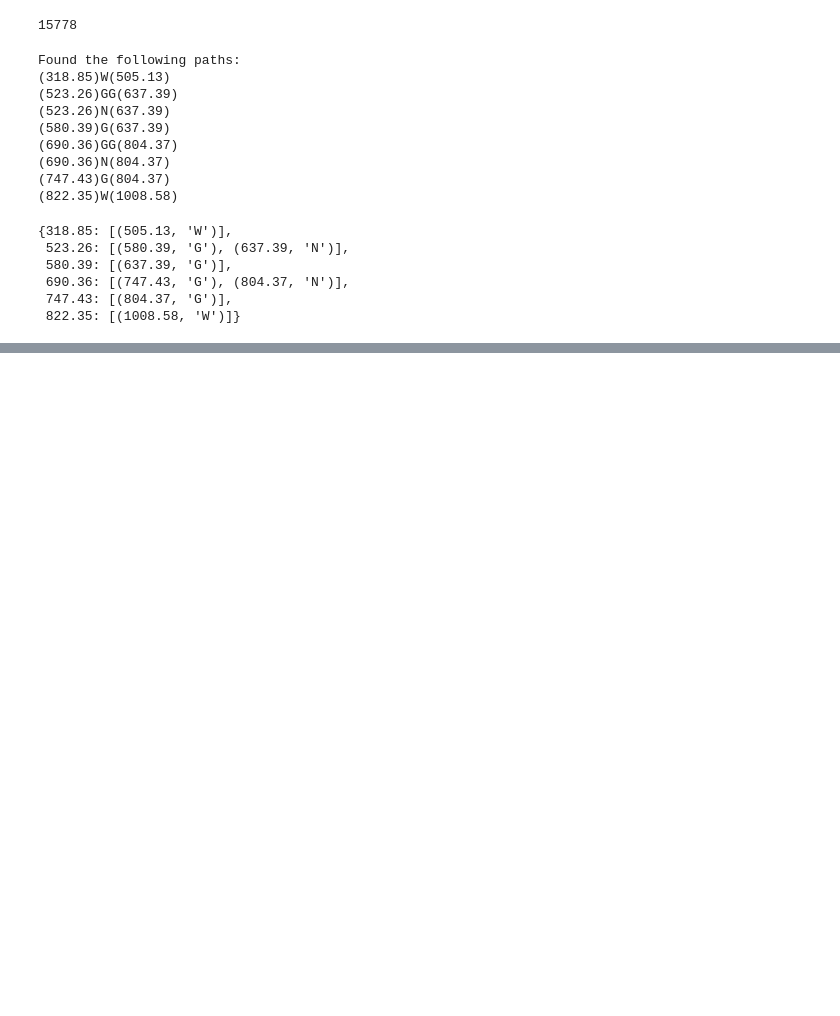
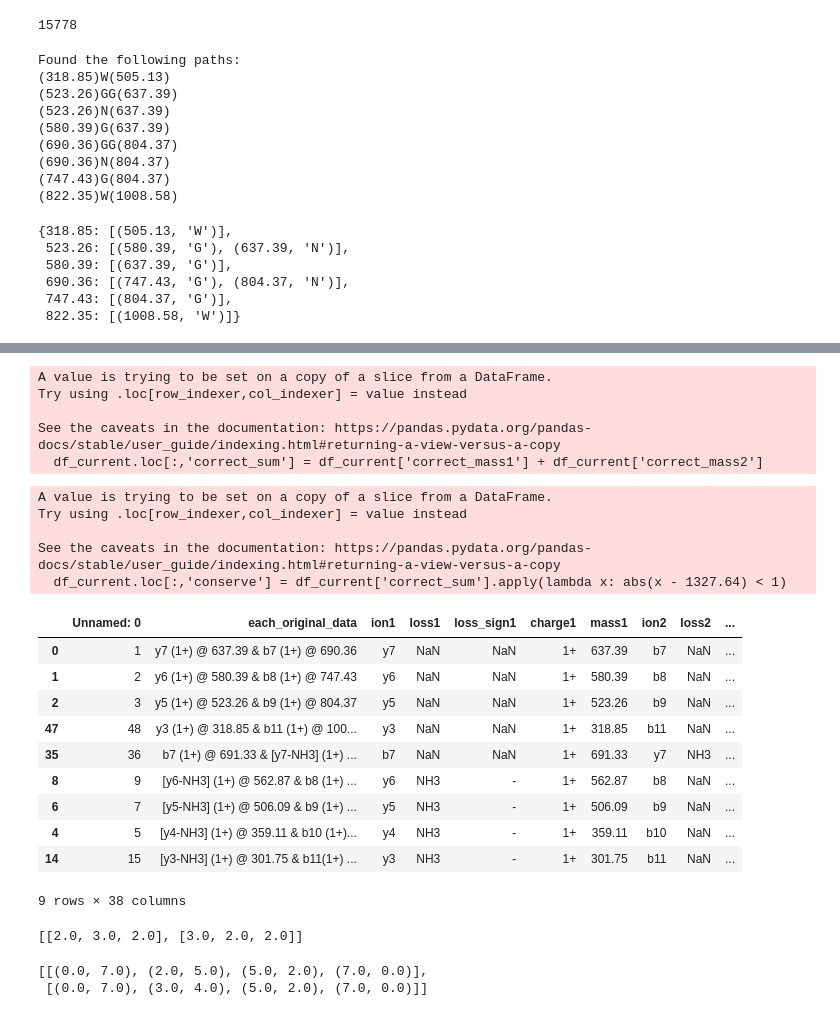
Before and after one commit to Kevinxsn/2D_spec_dict, a Jupyter notebook: dict.ipynb, the cells around one changed output, grey strips where cells are left out. Cells and saved outputs as stored; diff of their text form; code cells hidden in the pictures; blank space fills up the shorter version.

```diff
--- a/dict.ipynb
+++ b/dict.ipynb
@@ -540,0 +702,28 @@ graph_data
+# %%
+df_current.loc[:,'correct_sum'] = df_current['correct_mass1'] + df_current['correct_mass2']
+# %% [output]
+A value is trying to be set on a copy of a slice from a DataFrame.
+Try using .loc[row_indexer,col_indexer] = value instead
+
+See the caveats in the documentation: https://pandas.pydata.org/pandas-docs/stable/user_guide/indexing.html#returning-a-view-versus-a-copy
+  df_current.loc[:,'correct_sum'] = df_current['correct_mass1'] + df_current['correct_mass2']
+# %%
+df_current.loc[:,'conserve'] = df_current['correct_sum'].apply(lambda x: abs(x - 1327.64) < 1)
+df_current
+# %% [output]
+A value is trying to be set on a copy of a slice from a DataFrame.
+Try using .loc[row_indexer,col_indexer] = value instead
+
+See the caveats in the documentation: https://pandas.pydata.org/pandas-docs/stable/user_guide/indexing.html#returning-a-view-versus-a-copy
+  df_current.loc[:,'conserve'] = df_current['correct_sum'].apply(lambda x: abs(x - 1327.64) < 1)
+|  | Unnamed: 0 | each_original_data | ion1 | loss1 | loss_sign1 | charge1 | mass1 | ion2 | loss2 | ... |
+| 0 | 1 | y7 (1+) @ 637.39 & b7 (1+) @ 690.36 | y7 | NaN | NaN | 1+ | 637.39 | b7 | NaN | ... |
+| 1 | 2 | y6 (1+) @ 580.39 & b8 (1+) @ 747.43 | y6 | NaN | NaN | 1+ | 580.39 | b8 | NaN | ... |
+| 2 | 3 | y5 (1+) @ 523.26 & b9 (1+) @ 804.37 | y5 | NaN | NaN | 1+ | 523.26 | b9 | NaN | ... |
+| 47 | 48 | y3 (1+) @ 318.85 & b11 (1+) @ 100... | y3 | NaN | NaN | 1+ | 318.85 | b11 | NaN | ... |
+| 35 | 36 | b7 (1+) @ 691.33 & [y7-NH3] (1+) ... | b7 | NaN | NaN | 1+ | 691.33 | y7 | NH3 | ... |
+| 8 | 9 | [y6-NH3] (1+) @ 562.87 & b8 (1+) ... | y6 | NH3 | - | 1+ | 562.87 | b8 | NaN | ... |
+| 6 | 7 | [y5-NH3] (1+) @ 506.09 & b9 (1+) ... | y5 | NH3 | - | 1+ | 506.09 | b9 | NaN | ... |
+| 4 | 5 | [y4-NH3] (1+) @ 359.11 & b10 (1+)... | y4 | NH3 | - | 1+ | 359.11 | b10 | NaN | ... |
+| 14 | 15 | [y3-NH3] (1+) @ 301.75 & b11(1+) ... | y3 | NH3 | - | 1+ | 301.75 | b11 | NaN | ... |
+9 rows × 38 columns
@@ -540,0 +897,4 @@ graph_data
+# %%
+paths_steps
+# %% [output]
+[[2.0, 3.0, 2.0], [3.0, 2.0, 2.0]]
@@ -540,0 +1097,5 @@ graph_data
+# %%
+paths
+# %% [output]
+[[(0.0, 7.0), (2.0, 5.0), (5.0, 2.0), (7.0, 0.0)],
+ [(0.0, 7.0), (3.0, 4.0), (5.0, 2.0), (7.0, 0.0)]]
```
Also changed, not shown: parts of 27 cells of this notebook, 3 other files.
